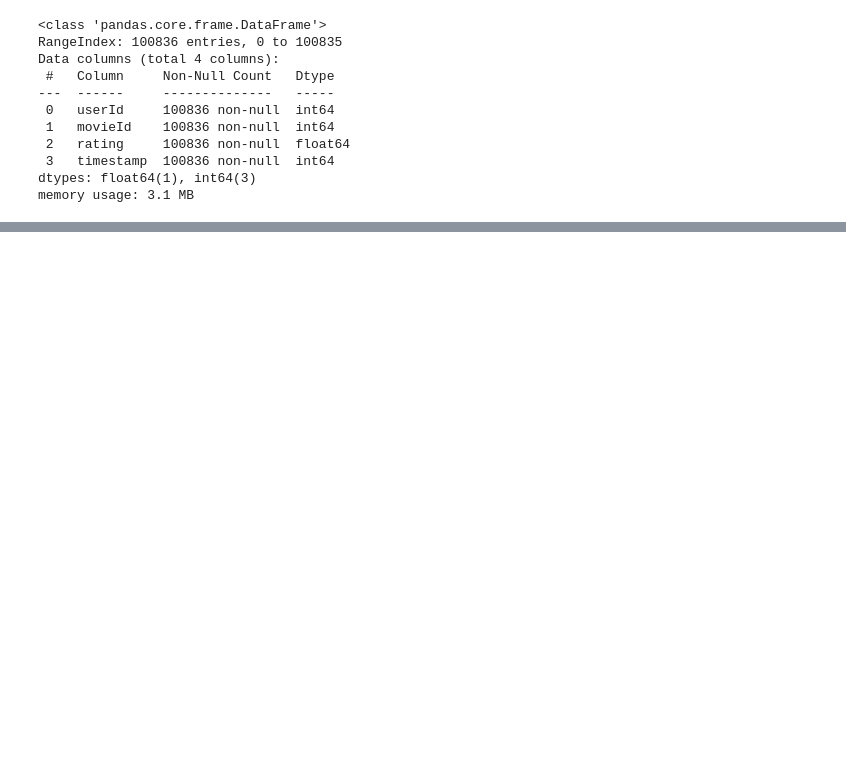
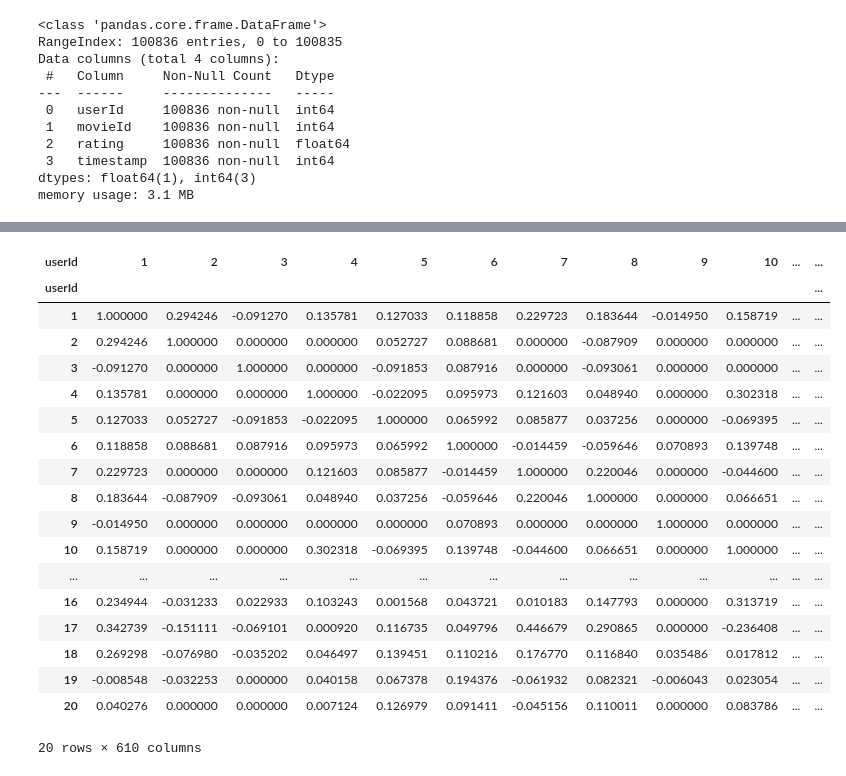
Before and after one commit to gentralg-Gitcoding/fullstack-projects, a Jupyter notebook: capstoneProject/capstone_8/inc_8_movie_recs_Gentral.ipynb, the cells around one changed output, grey strips where cells are left out. Cells and saved outputs as stored; diff of their text form; code cells hidden in the pictures; blank space fills up the shorter version.

```diff
--- a/capstoneProject/capstone_8/inc_8_movie_recs_Gentral.ipynb
+++ b/capstoneProject/capstone_8/inc_8_movie_recs_Gentral.ipynb
@@ -78,0 +357,8 @@ memory usage: 3.1 MB
+# %%
+# Merge original movie_df and dupes_removed_df from above to create movieId features _new and _old
+movie_id_mapping = (
+    movies_df
+    .merge(dupes_removed_df, on="title", suffixes=("_old", "_new"))
+    [["movieId_old", "movieId_new"]]
+)
+movie_id_mapping.iloc[9468]
@@ -78,0 +516,12 @@ memory usage: 3.1 MB
+# %%
+#Create a user-item matrix with pivot table
+user_item_matrix = merged_df.pivot_table(
+    index="userId",
+    columns="movieId",
+    values="rating"
+)
+
+#Fill NaN values with 0
+# user_item_matrix = user_item_matrix.fillna(0)
+
+user_item_matrix
@@ -78,0 +548,9 @@ memory usage: 3.1 MB
+# %%
+#Compute user means
+user_means = user_item_matrix.mean(axis=1)
+print(user_means)
+
+#Create mean centered ratings
+item_user_centered = user_item_matrix.T.sub(user_means, axis=0)
+
+item_user_centered
@@ -78,0 +584,36 @@ memory usage: 3.1 MB
+# %%
+#Fill NaNs with 0 (neutral after centering) for cosine similarity
+user_user_matrix = item_user_centered.fillna(0)
+
+# Compute values with cosine similarity
+user_cosine_similarity = cosine_similarity(user_user_matrix.T)
+
+#Convert back into df
+user_cosine_similarity_df = pd.DataFrame(
+    user_cosine_similarity,
+    columns=user_user_matrix.columns,
+    index=user_user_matrix.columns
+)
+user_cosine_similarity_df
+
+user_cosine_similarity_df.head(20)
+# %% [output]
+| userId | 1 | 2 | 3 | 4 | 5 | 6 | 7 | 8 | 9 | 10 | ... | ... |
+| userId |  |  |  |  |  |  |  |  |  |  |  | ... |
+| 1 | 1.000000 | 0.294246 | -0.091270 | 0.135781 | 0.127033 | 0.118858 | 0.229723 | 0.183644 | -0.014950 | 0.158719 | ... | ... |
+| 2 | 0.294246 | 1.000000 | 0.000000 | 0.000000 | 0.052727 | 0.088681 | 0.000000 | -0.087909 | 0.000000 | 0.000000 | ... | ... |
+| 3 | -0.091270 | 0.000000 | 1.000000 | 0.000000 | -0.091853 | 0.087916 | 0.000000 | -0.093061 | 0.000000 | 0.000000 | ... | ... |
+| 4 | 0.135781 | 0.000000 | 0.000000 | 1.000000 | -0.022095 | 0.095973 | 0.121603 | 0.048940 | 0.000000 | 0.302318 | ... | ... |
+| 5 | 0.127033 | 0.052727 | -0.091853 | -0.022095 | 1.000000 | 0.065992 | 0.085877 | 0.037256 | 0.000000 | -0.069395 | ... | ... |
+| 6 | 0.118858 | 0.088681 | 0.087916 | 0.095973 | 0.065992 | 1.000000 | -0.014459 | -0.059646 | 0.070893 | 0.139748 | ... | ... |
+| 7 | 0.229723 | 0.000000 | 0.000000 | 0.121603 | 0.085877 | -0.014459 | 1.000000 | 0.220046 | 0.000000 | -0.044600 | ... | ... |
+| 8 | 0.183644 | -0.087909 | -0.093061 | 0.048940 | 0.037256 | -0.059646 | 0.220046 | 1.000000 | 0.000000 | 0.066651 | ... | ... |
+| 9 | -0.014950 | 0.000000 | 0.000000 | 0.000000 | 0.000000 | 0.070893 | 0.000000 | 0.000000 | 1.000000 | 0.000000 | ... | ... |
+| 10 | 0.158719 | 0.000000 | 0.000000 | 0.302318 | -0.069395 | 0.139748 | -0.044600 | 0.066651 | 0.000000 | 1.000000 | ... | ... |
+| ... | ... | ... | ... | ... | ... | ... | ... | ... | ... | ... | ... | ... |
+| 16 | 0.234944 | -0.031233 | 0.022933 | 0.103243 | 0.001568 | 0.043721 | 0.010183 | 0.147793 | 0.000000 | 0.313719 | ... | ... |
+| 17 | 0.342739 | -0.151111 | -0.069101 | 0.000920 | 0.116735 | 0.049796 | 0.446679 | 0.290865 | 0.000000 | -0.236408 | ... | ... |
+| 18 | 0.269298 | -0.076980 | -0.035202 | 0.046497 | 0.139451 | 0.110216 | 0.176770 | 0.116840 | 0.035486 | 0.017812 | ... | ... |
+| 19 | -0.008548 | -0.032253 | 0.000000 | 0.040158 | 0.067378 | 0.194376 | -0.061932 | 0.082321 | -0.006043 | 0.023054 | ... | ... |
+| 20 | 0.040276 | 0.000000 | 0.000000 | 0.007124 | 0.126979 | 0.091411 | -0.045156 | 0.110011 | 0.000000 | 0.083786 | ... | ... |
+20 rows × 610 columns
```
Also changed, not shown: parts of 58 cells of this notebook, 1 other file.
